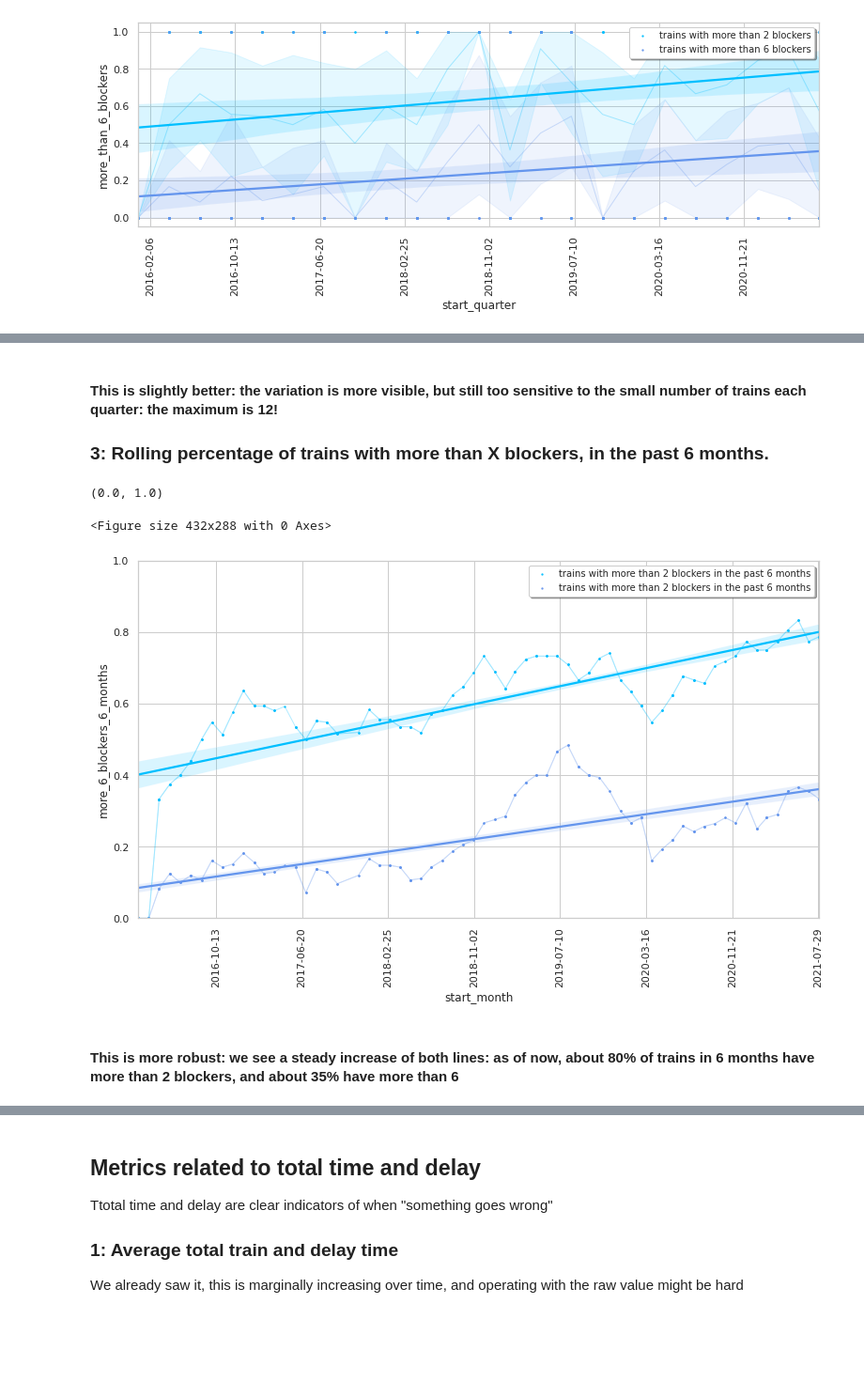
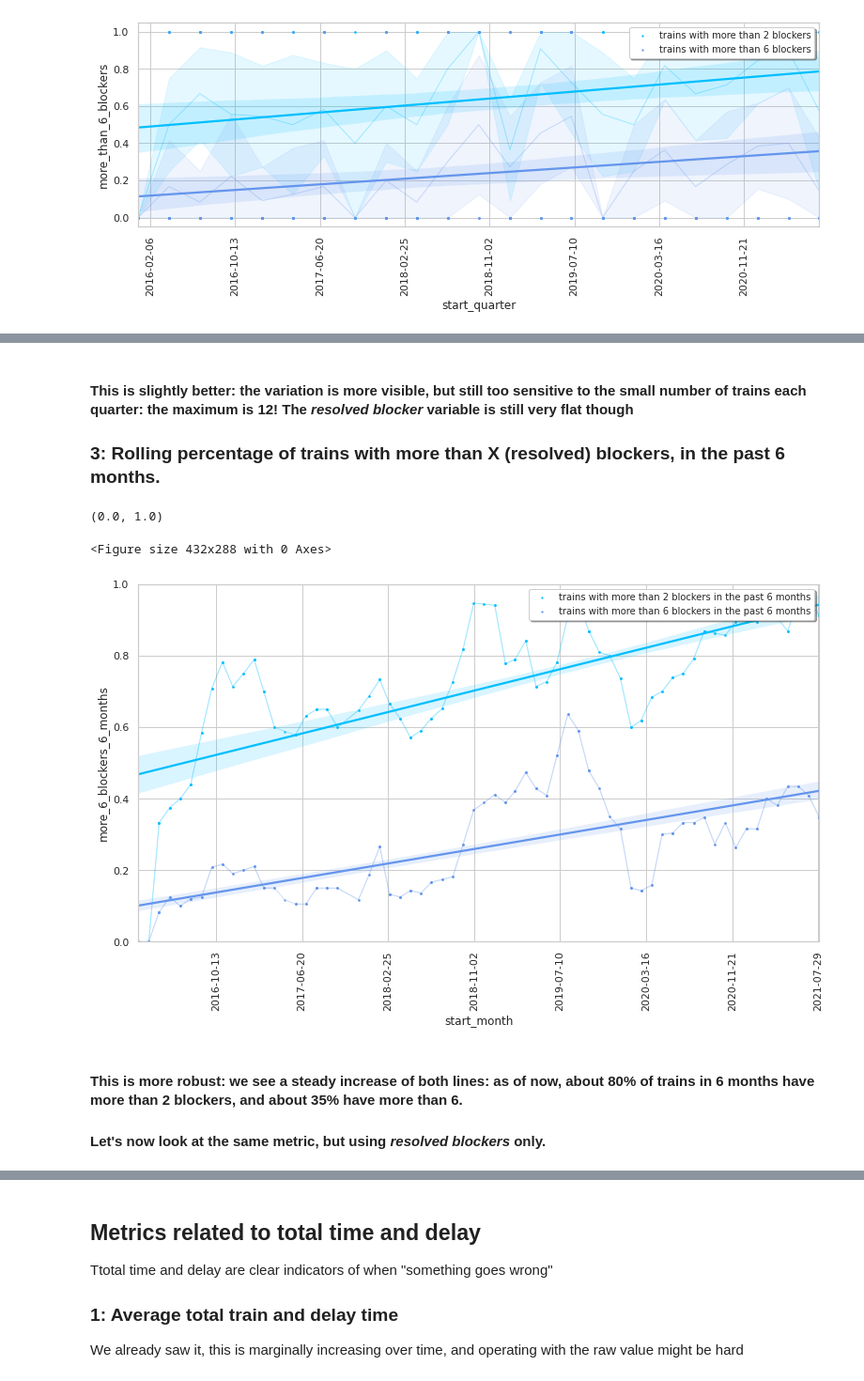
Before and after one commit to mirrys/release-engineering-data, a Jupyter notebook: metrics_reng_data.ipynb, the cells around one changed output, grey strips where cells are left out. Shown at 94% size. Cells and saved outputs as stored; diff of their text form; code cells hidden in the pictures; blank space fills up the shorter version.

```diff
--- a/metrics_reng_data.ipynb
+++ b/metrics_reng_data.ipynb
@@ -121,0 +181,4 @@ Comments, number of patches, average delay/train times, average blockers
+# %%
+#clipping data to avoid outliers effects
+for a,c in zip(['loc_quantized','avg_loc_quantized','loc_bug_quantized','avg_loc_bug_quantized',],[300000]+[1000]*3):
+    traindata[a]=[i if i <c else c for i in traindata[a]]
@@ -232,7 +378,9 @@ legend = ax.legend(loc='upper right', shadow=True, fontsize='small')
 Blockers seem to be a clear indicator of failure
 # %%
 traindata['ratio_blockers']=[i/(float(j)) for i,j in zip(traindata['blockers'],traindata['patches'])]
-traindata['ratio_blockers_unresolved']=[i/(float(j)) for i,j in zip(traindata['blockers_unresolved'],traindata['patches'])]
+traindata['ratio_blockers_resolved']=[i/(float(j)) for i,j in zip(traindata['blockers_resolved'],traindata['patches'])]
 traindata['more_than_2_blockers']=[1 if i>2 else 0 for i in traindata['blockers']]
 traindata['more_than_6_blockers']=[1 if i>6 else 0 for i in traindata['blockers']]
+traindata['more_than_2_resolved_blockers']=[1 if i>2 else 0 for i in traindata['blockers_resolved']]
+traindata['more_than_6_resolved_blockers']=[1 if i>6 else 0 for i in traindata['blockers_resolved']]
 # %%
@@ -292,3 +440,19 @@ x=plt.xticks(rotation=90)
 # %% [output]
 <Figure size 432x288 with 0 Axes>
 [figure]
+# %%
+from datetime import date
+plt.clf()
+sns.set(style="whitegrid")
+
+fig,  ax= plt.subplots(figsize=(13, 4))
+
+sns.regplot(x="start_quarter", y="more_than_2_resolved_blockers",data=traindata,color="deepskyblue", label="trains with more than 2 resolved blockers",scatter_kws={'s':2})
+sns.lineplot(x="start_quarter", y="more_than_2_resolved_blockers",data=traindata,color="deepskyblue", linewidth=1,alpha=0.3,err_kws={'alpha':0.1})
+sns.regplot(x="start_quarter", y="more_than_6_resolved_blockers",data=traindata,color="cornflowerblue", label="trains with more than 6 resolved blockers",scatter_kws={'s':2})
+sns.lineplot(x="start_quarter", y="more_than_6_resolved_blockers",data=traindata,color="cornflowerblue", linewidth=1,alpha=0.3,err_kws={'alpha':0.1})
+legend = ax.legend(loc='upper right', shadow=True, fontsize='small')
+new_labels = [date.fromordinal(int(item)) for item in ax.get_xticks()]
+ax.set_xticklabels(new_labels)
+legend = ax.legend(loc='upper right', shadow=True, fontsize='small')
+x=plt.xticks(rotation=90)
@@ -295,32 +462,36 @@ x=plt.xticks(rotation=90)
 # %% [markdown]
-#### This is slightly better: the variation is more visible, but still too sensitive to the small number of trains each quarter: the maximum is 12!
-### 3: Rolling percentage of trains with more than X blockers, in the past 6 months.
+#### This is slightly better: the variation is more visible, but still too sensitive to the small number of trains each quarter: the maximum is 12! The _resolved blocker_ variable is still very flat though
+### 3: Rolling percentage of trains with more than X (resolved) blockers, in the past 6 months.
 # %%
 import dateutil.relativedelta
-semester=dateutil.relativedelta.relativedelta(months=9)
+semester=dateutil.relativedelta.relativedelta(months=6)
 traindata["start_month_t"]=traindata["start_month"].apply(lambda item: date.fromordinal(int(item)))
-traindata["more_2_blockers_6_months"]=[len(traindata[(traindata["start_month_t"]<=(i)) & (traindata["start_month_t"]>(i-semester)) & (traindata["blockers"]>2)]["blockers"])/len(traindata[(traindata["start_month_t"]<=(i)) & (traindata["start_month_t"]>(i-semester))]) for i in traindata["start_month_t"]]
-traindata["more_6_blockers_6_months"]=[len(traindata[(traindata["start_month_t"]<=(i)) & (traindata["start_month_t"]>(i-semester)) & (traindata["blockers"]>6)]["blockers"])/len(traindata[(traindata["start_month_t"]<=(i)) & (traindata["start_month_t"]>(i-semester))]) for i in traindata["start_month_t"]]
+traindata["more_2_blockers_6_months"]=[len(traindata[(traindata["start_month_t"]<=(i)) & (traindata["start_month_t"]>=(i-semester)) & (traindata["blockers"]>2)]["blockers"])/len(traindata[(traindata["start_month_t"]<=(i)) & (traindata["start_month_t"]>(i-semester))]) for i in traindata["start_month_t"]]
+traindata["more_6_blockers_6_months"]=[len(traindata[(traindata["start_month_t"]<=(i)) & (traindata["start_month_t"]>=(i-semester)) & (traindata["blockers"]>6)]["blockers"])/len(traindata[(traindata["start_month_t"]<=(i)) & (traindata["start_month_t"]>(i-semester))]) for i in traindata["start_month_t"]]
+traindata["more_3_blockers_6_months"]=[len(traindata[(traindata["start_month_t"]<=(i)) & (traindata["start_month_t"]>=(i-semester)) & (traindata["blockers"]>3)]["blockers"])/len(traindata[(traindata["start_month_t"]<=(i)) & (traindata["start_month_t"]>(i-semester))]) for i in traindata["start_month_t"]]
+traindata["more_2_resolved_blockers_6_months"]=[len(traindata[(traindata["start_month_t"]<=(i)) & (traindata["start_month_t"]>=(i-semester)) & (traindata["blockers_resolved"]>2)]["blockers_resolved"])/len(traindata[(traindata["start_month_t"]<=(i)) & (traindata["start_month_t"]>(i-semester))]) for i in traindata["start_month_t"]]
+traindata["more_6_resolved_blockers_6_months"]=[len(traindata[(traindata["start_month_t"]<=(i)) & (traindata["start_month_t"]>=(i-semester)) & (traindata["blockers_resolved"]>6)]["blockers_resolved"])/len(traindata[(traindata["start_month_t"]<=(i)) & (traindata["start_month_t"]>(i-semester))]) for i in traindata["start_month_t"]]
+traindata["more_3_resolved_blockers_6_months"]=[len(traindata[(traindata["start_month_t"]<=(i)) & (traindata["start_month_t"]>=(i-semester)) & (traindata["blockers_resolved"]>3)]["blockers_resolved"])/len(traindata[(traindata["start_month_t"]<=(i)) & (traindata["start_month_t"]>(i-semester))]) for i in traindata["start_month_t"]]
 # %%
 from datetime import date
 plt.clf()
 sns.set(style="whitegrid")
 
 fig,  ax= plt.subplots(figsize=(13, 7))
-
 sns.regplot(x="start_month", y="more_2_blockers_6_months",data=traindata,color="deepskyblue", label="trains with more than 2 blockers in the past 6 months",scatter_kws={'s':2})
 sns.lineplot(x="start_month", y="more_2_blockers_6_months",data=traindata,color="deepskyblue", linewidth=1,alpha=0.3,err_kws={'alpha':0.1})
-sns.regplot(x="start_month", y="more_6_blockers_6_months",data=traindata,color="cornflowerblue", label="trains with more than 2 blockers in the past 6 months",scatter_kws={'s':2})
+sns.regplot(x="start_month", y="more_6_blockers_6_months",data=traindata,color="cornflowerblue", label="trains with more than 6 blockers in the past 6 months",scatter_kws={'s':2})
 sns.lineplot(x="start_month", y="more_6_blockers_6_months",data=traindata,color="cornflowerblue", linewidth=1,alpha=0.3,err_kws={'alpha':0.1})
 legend = ax.legend(loc='upper right', shadow=True, fontsize='small')
 new_labels = [date.fromordinal(int(item)) for item in ax.get_xticks()]
 ax.set_xticklabels(new_labels)
 legend = ax.legend(loc='upper right', shadow=True, fontsize='small')
 x=plt.xticks(rotation=90)
 ax.set_ylim([0,1])
 # %% [output]
 (0.0, 1.0)
 <Figure size 432x288 with 0 Axes>
-[figure, old version]
+[figure, new version]
 # %% [markdown]
-#### This is more robust: we see a steady increase of both lines: as of now, about 80% of trains in 6 months have more than 2 blockers, and about 35% have more than 6
+#### This is more robust: we see a steady increase of both lines: as of now, about 80% of trains in 6 months have more than 2 blockers, and about 35% have more than 6.
+#### Let's now look at the same metric, but using _resolved blockers_ only.
```
Also changed, not shown: parts of 37 cells of this notebook.
